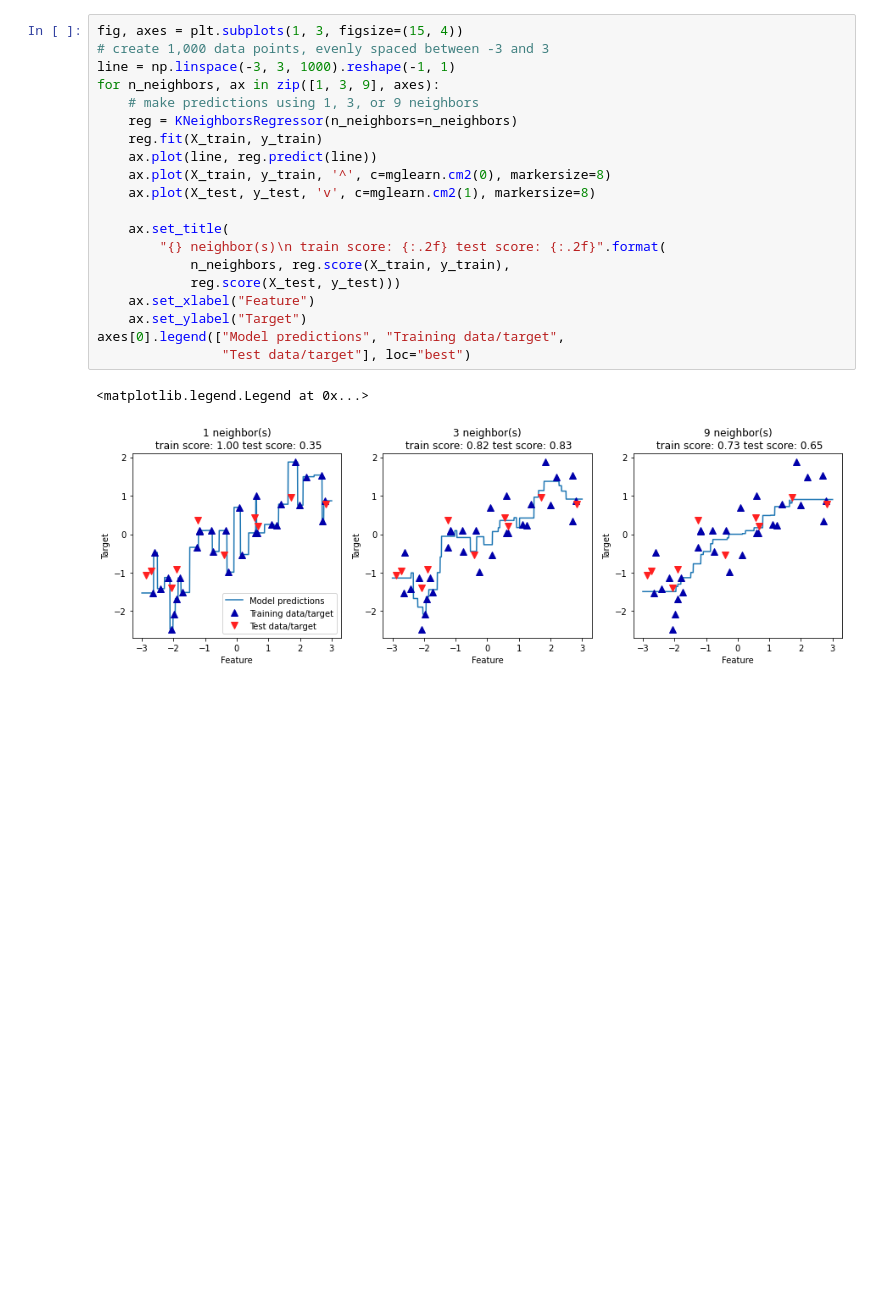
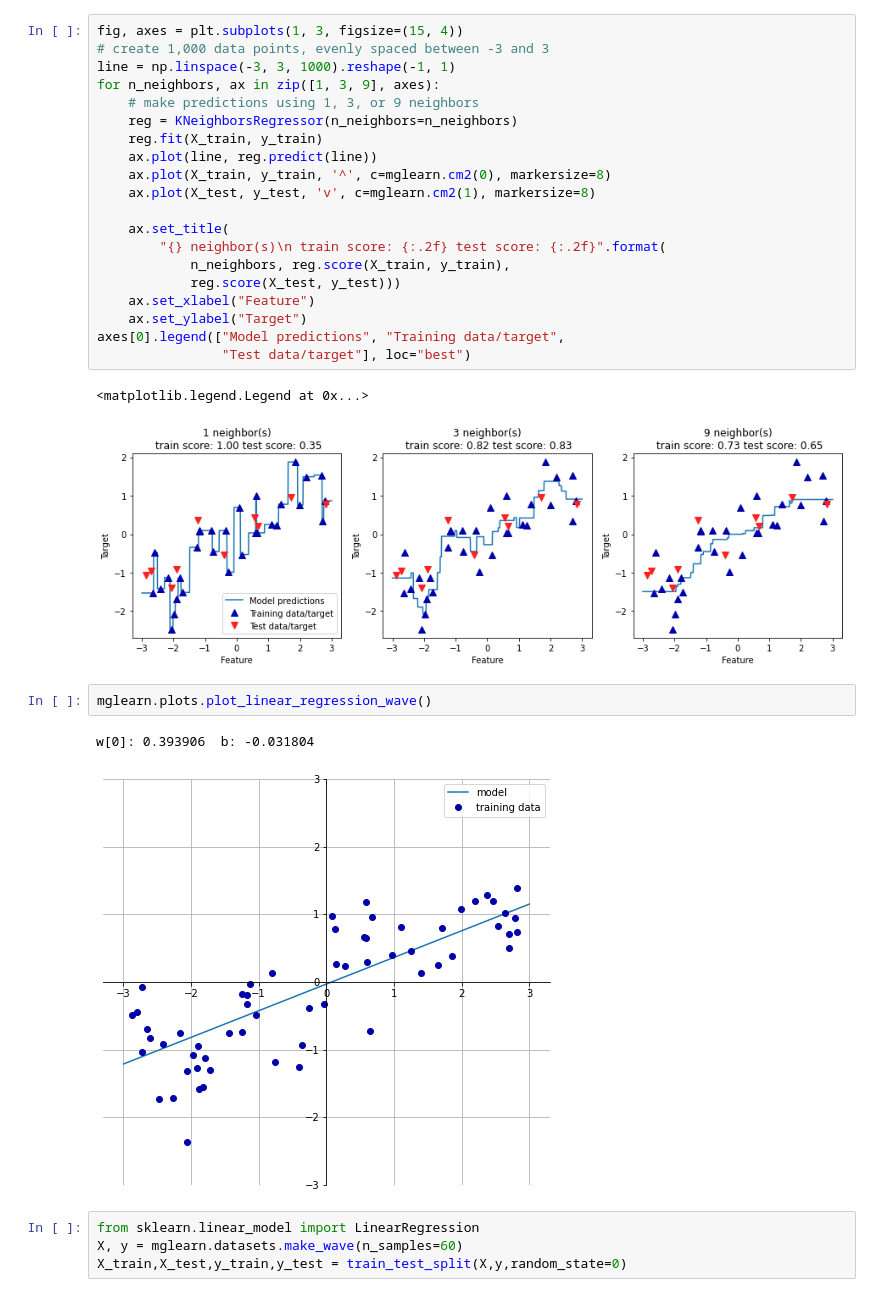
Before and after one commit to Yuzuki-sh/introduction_to_ml_with_python, a Jupyter notebook: ch02/some.ipynb, the cells around one changed output. Saved outputs shown, nothing was run; the diff lists cells and outputs as text; blank space fills up the shorter version.

```diff
--- a/ch02/some.ipynb
+++ b/ch02/some.ipynb
@@ -84,3 +84,12 @@ axes[0].legend(["Model predictions", "Training data/target",
 # %% [output]
 <matplotlib.legend.Legend at 0x...>
 [figure]
+# %%
+mglearn.plots.plot_linear_regression_wave()
+# %% [output]
+w[0]: 0.393906  b: -0.031804
+[figure, added]
+# %%
+from sklearn.linear_model import LinearRegression
+X, y = mglearn.datasets.make_wave(n_samples=60)
+X_train,X_test,y_train,y_test = train_test_split(X,y,random_state=0)
```
Also changed, not shown: parts of 7 cells of this notebook, 1 other file.
